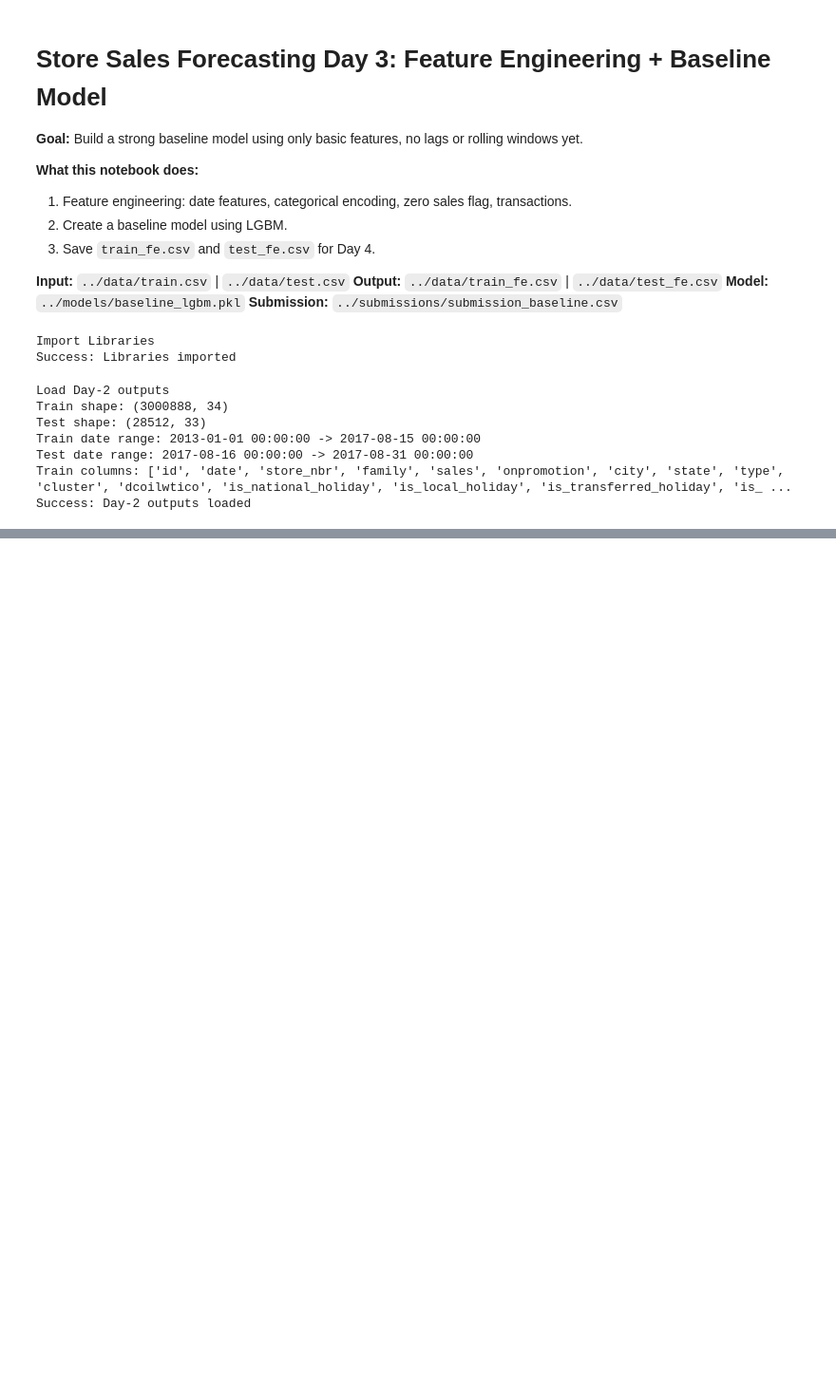
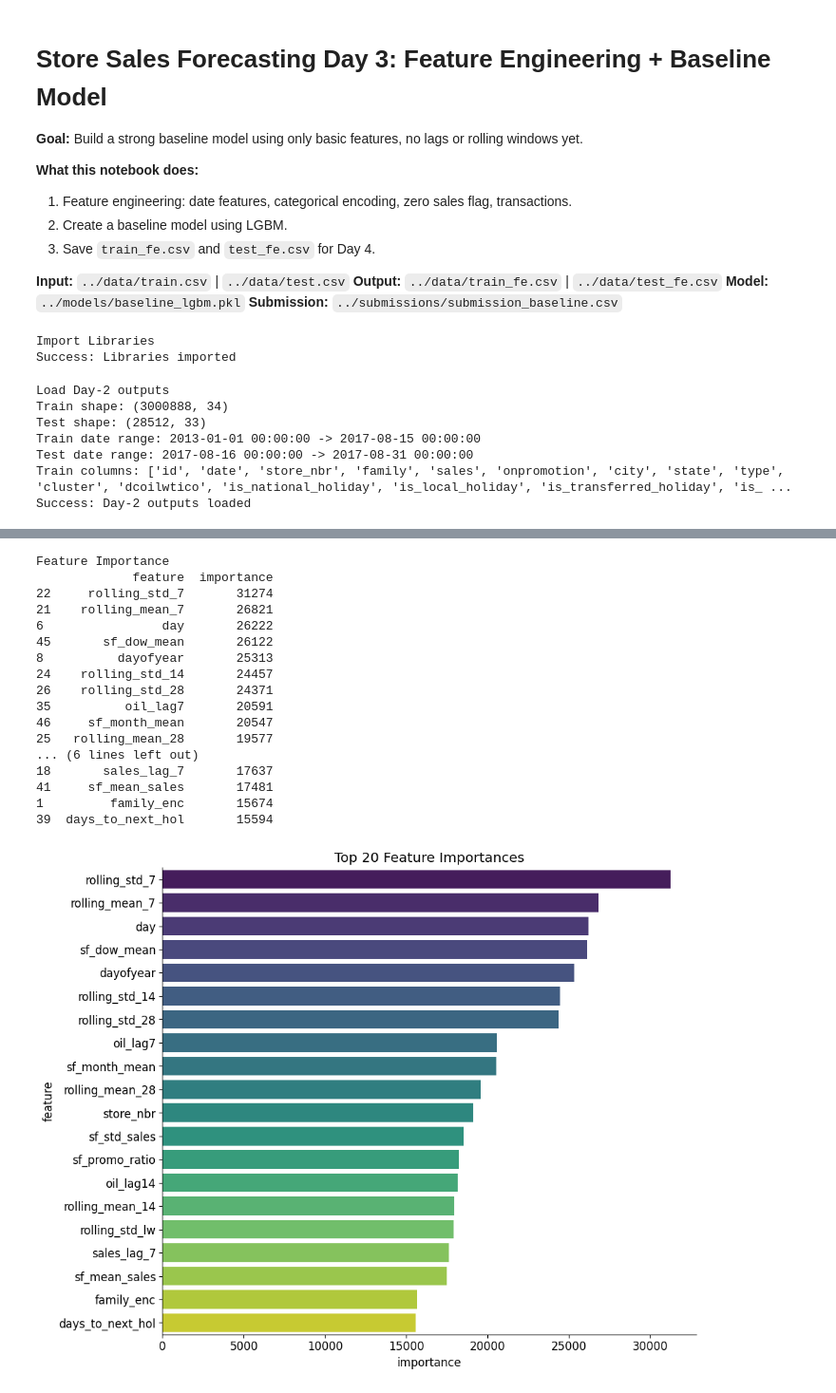
Before and after one commit to KaustubhMukdam/retail-sales-forecasting, a Jupyter notebook: notebooks/FeatureEngineering.ipynb, the cells around one changed output, grey strips where cells are left out. Shown at 95% size. Cells and saved outputs as stored; diff of their text form; code cells hidden in the pictures; blank space fills up the shorter version.

Commit message:
Feat: Day-3: Feature Engineering and Baseline Model (LightGBM) complete

```diff
--- a/notebooks/FeatureEngineering.ipynb
+++ b/notebooks/FeatureEngineering.ipynb
@@ -54,0 +346,9 @@ Success: Day-2 outputs loaded
+# %%
+print("Fill missing values")
+
+train = train.fillna(0)
+test = test.fillna(0)
+
+print(train.isnull().sum().sum())
+print(test.isnull().sum().sum())
+print("Success: Missing values filled")
@@ -54,0 +399,18 @@ Success: Day-2 outputs loaded
+# %%
+print("Time based validation split")
+val_cutoff = train['date'].max() - pd.Timedelta(days = 15)
+
+train_df = train[train['date'] < val_cutoff].copy()
+val_df = train[train['date'] >= val_cutoff].copy()
+
+X_train = train_df[FEATURES]
+y_train = train_df[TARGET]
+
+X_val = val_df[FEATURES]
+y_val = val_df[TARGET]
+
+print(f"Train rows: {X_train.shape}")
+print(f"Val rows: {X_val.shape}")
+print(f"Validation starts from: {val_cutoff}")
+
+print("Success: Time based validation split completed")
@@ -54,0 +579,35 @@ Success: Day-2 outputs loaded
+# %%
+print("Feature Importance")
+
+importance_df = pd.DataFrame({
+    'feature' : FEATURES,
+    'importance' : model.feature_importances_
+}).sort_values('importance', ascending = False)
+
+print(importance_df.head(20))
+
+plt.figure(figsize = (10, 8))
+sns.barplot(data = importance_df.head(20), x = 'importance', y = 'feature', palette = 'viridis')
+plt.title("Top 20 Feature Importances")
+plt.tight_layout()
+plt.savefig('../outputs/feature-importance.png', dpi = 150, bbox_inches = 'tight')
+plt.show()
+# %% [output]
+Feature Importance
+             feature  importance
+22     rolling_std_7       31274
+21    rolling_mean_7       26821
+6                day       26222
+45       sf_dow_mean       26122
+8          dayofyear       25313
+24    rolling_std_14       24457
+26    rolling_std_28       24371
+35          oil_lag7       20591
+46     sf_month_mean       20547
+25   rolling_mean_28       19577
+... (6 lines left out)
+18       sales_lag_7       17637
+41     sf_mean_sales       17481
+1         family_enc       15674
+39  days_to_next_hol       15594
+[figure, added]
```
Also changed, not shown: parts of 22 cells of this notebook, 6 other files.
